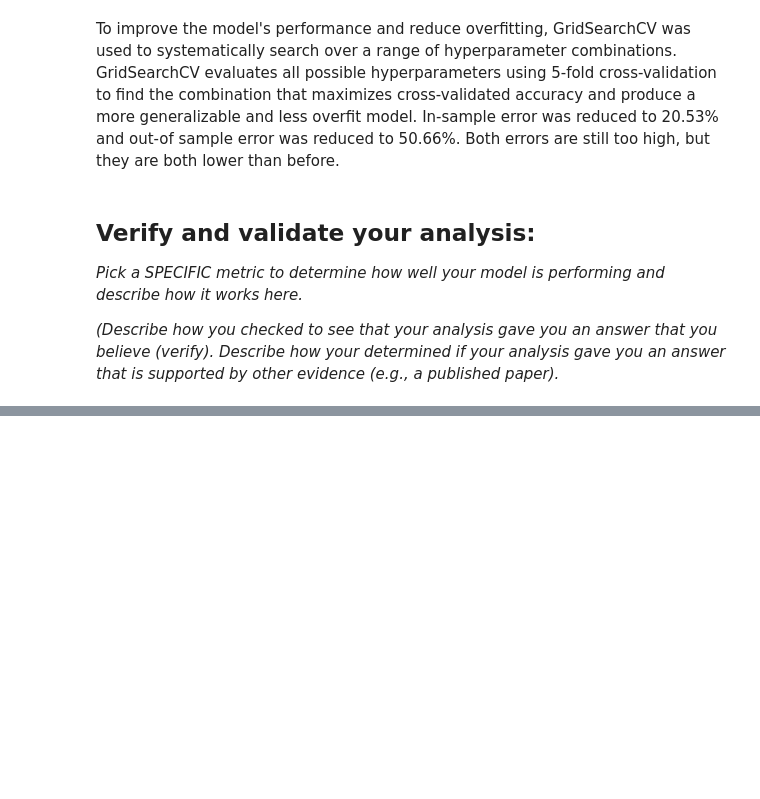
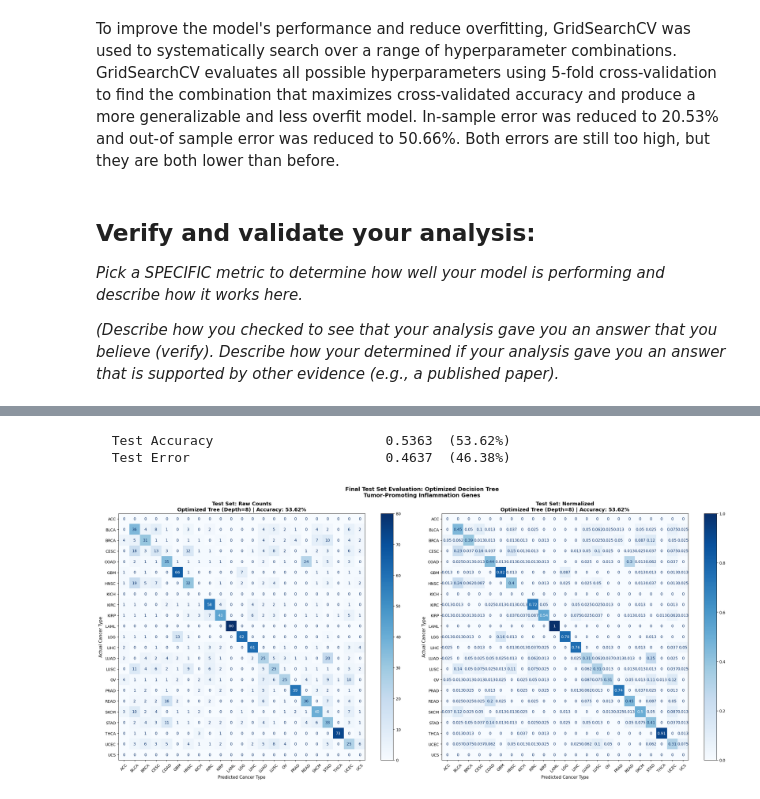
Before and after one commit to ogeikem/Module-4-Cancer, a Jupyter notebook: code/Module 4 Template.ipynb, the cells around one changed output, grey strips where cells are left out. Cells and saved outputs as stored; diff of their text form; code cells hidden in the pictures; blank space fills up the shorter version.

Commit message:
adding to conclusion, future work, and verifying classification model

```diff
--- a/code/Module 4 Template.ipynb
+++ b/code/Module 4 Template.ipynb
@@ -1030 +861,57 @@ Fitting 5 folds for each of 224 candidates, totalling 1120 fits
+# %%
+# importing necessary libraries
+from sklearn.tree import DecisionTreeClassifier, plot_tree
+from sklearn.model_selection import GridSearchCV
+from sklearn.metrics import confusion_matrix, ConfusionMatrixDisplay, accuracy_score, classification_report
+import matplotlib.pyplot as plt
+import numpy as np
+import pandas as pd
+
+test_data = pd.read_csv(r"C:\Users\ogeik\OneDrive\Desktop\BME 2315\Module-4-Cancer\data\TEST_SET_GSE62944_subsample_log2TPM.csv", index_col=0) # reading in the test set gene expression data
+test_meta = pd.read_csv(r"C:\Users\ogeik\OneDrive\Desktop\BME 2315\Module-4-Cancer\data\TEST_SET_GSE62944_metadata.csv", index_col=0) # reading in the test set metadata
+
+X_test, y_test = prepare_features(test_data, test_meta, desired_gene_list) # preparing the test features and labels using the same function defined earlier
+X_test = X_test[shared_genes] # ensuring the test set has the same genes (features) as the training and validation sets
+
+test_preds = best_model.predict(X_test) # using the best model from the grid search to predict the cancer types for the test set samples
+test_acc=accuracy_score(y_test,test_preds) # calculating the test accuracy by comparing the predicted labels with the true labels from the test metadata
+
+test_error = 1 - test_acc # calculating the test error which represents the proportion of incorrect predictions on the test set
+print(f"  {'Test Accuracy':<30} {test_acc:>10.4f}  ({test_acc*100:.2f}%)")
+print(f"  {'Test Error':<30} {test_error:>10.4f}  ({test_error*100:.2f}%)")
+
+generalization_gap = abs(test_acc - opt_val_acc) # calculating the generalization gap
+fig, axes = plt.subplots(1, 2, figsize=(24, 10)) # creating a figure with two subplots side by side for the confusion matrices
+
+cm_test = confusion_matrix(y_test, test_preds, labels=best_model.classes_) # calculating the confusion matrix for the test set predictions
+ConfusionMatrixDisplay(confusion_matrix=cm_test,
+                       display_labels=best_model.classes_).plot(
+    ax=axes[0], cmap='Blues', colorbar=True, xticks_rotation=45) # calculating the confusion matrix display for the raw counts and plotting it on the first subplot
+axes[0].set_title(
+    f"Test Set: Raw Counts\nOptimized Tree (Depth={best_params['max_depth']}) | Accuracy: {test_acc*100:.2f}%",
+    fontsize=13, fontweight='bold')
+axes[0].set_xlabel("Predicted Cancer Type", fontsize=11)
+axes[0].set_ylabel("Actual Cancer Type", fontsize=11)
+
+cm_test_norm = confusion_matrix(y_test, test_preds,
+                                 labels=best_model.classes_, normalize='true') # calculating the normalized confusion matrix for the test set predictions
+ConfusionMatrixDisplay(confusion_matrix=cm_test_norm,
+                       display_labels=best_model.classes_).plot(
+    ax=axes[1], cmap='Blues', colorbar=True, xticks_rotation=45) # calculating the confusion matrix display for the normalized values and plotting it on the second subplot
+axes[1].set_title(
+    f"Test Set: Normalized\nOptimized Tree (Depth={best_params['max_depth']}) | Accuracy: {test_acc*100:.2f}%",
+    fontsize=13, fontweight='bold')
+axes[1].set_xlabel("Predicted Cancer Type", fontsize=11)
+axes[1].set_ylabel("Actual Cancer Type", fontsize=11)
+
+#plotting the confusion matrices side by side with a shared title and tight layout
+plt.suptitle(
+    "Final Test Set Evaluation: Optimized Decision Tree\nTumor-Promoting Inflammation Genes",
+    fontsize=14, fontweight='bold', y=1.02)
+plt.tight_layout()
+plt.show()
+# %% [output]
+  Test Accuracy                      0.5363  (53.62%)
+  Test Error                         0.4637  (46.38%)
+[figure, added]
 # %% [markdown]
```
Also changed, not shown: parts of 5 cells of this notebook.
